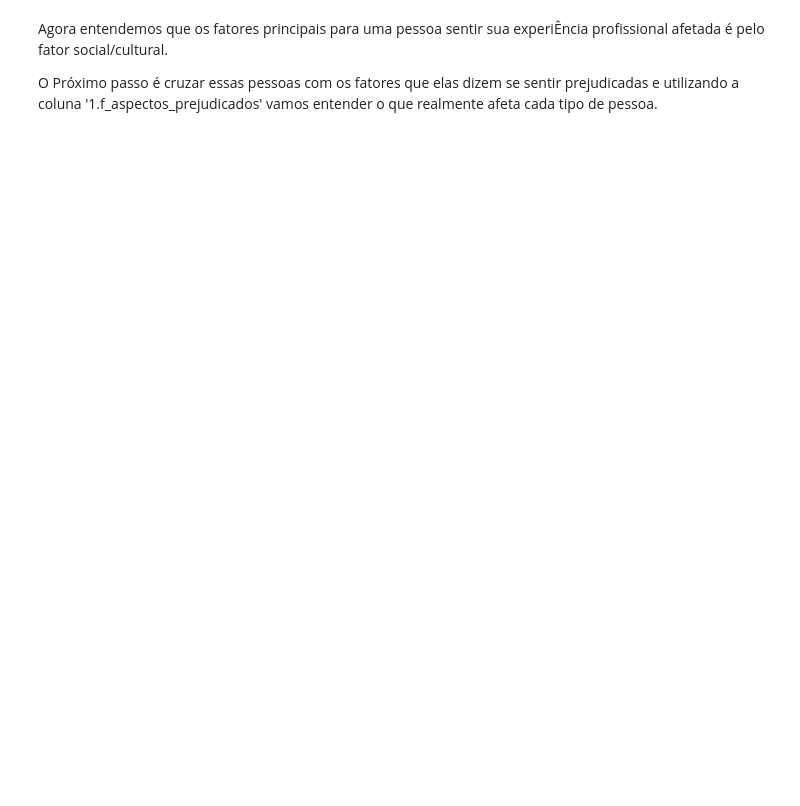
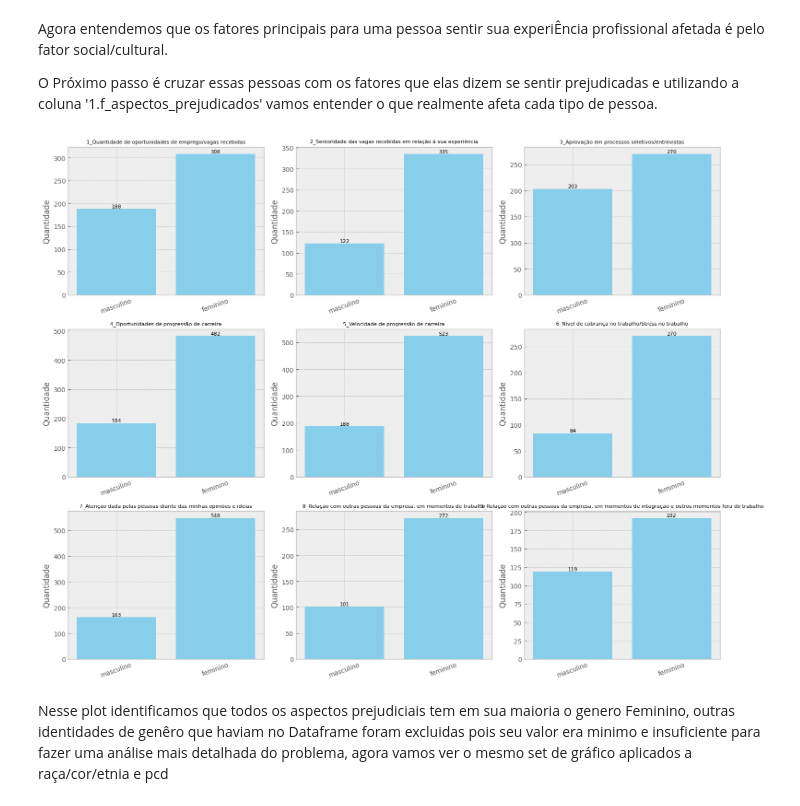
Before and after one commit to rodriguesgui/DC-Data-Glow-Up, a Jupyter notebook: src/main.ipynb, the cells around one changed output. Drawn from its saved outputs; the diff is of its cells as text; code cells hidden in the pictures; blank space fills up the shorter version.

```diff
--- a/src/main.ipynb
+++ b/src/main.ipynb
@@ -692,0 +715,38 @@ O Próximo passo é cruzar essas pessoas com os fatores que elas dizem se sentir
+# %%
+
+
+# Colunas dummies da 1.f
+colunas_1f_dummies = [col for col in df.columns if col.startswith('1.f.') and col != '1.f.10_não_respondeu']
+generos = df['1.b_genero'].dropna().unique()
+
+n = len(colunas_1f_dummies)
+cols = 3  # 3 por linha
+rows = (n + cols - 1) // cols  # arredonda pra cima
+
+fig, axes = plt.subplots(rows, cols, figsize=(cols * 5, rows * 4))
+axes = axes.flatten()  # facilita o acesso aos subplots
+
+for i, coluna in enumerate(colunas_1f_dummies):
+    valores = [df[df['1.b_genero'] == genero][coluna].sum() for genero in generos]
+    nome_aspecto = coluna.replace('1.f.', '')
+
+    ax = axes[i]
+    ax.bar(generos, valores, color='skyblue')
+    ax.set_title(nome_aspecto, fontsize=8)
+    ax.set_ylabel('Quantidade')
+    ax.set_xticklabels(generos, rotation=20)
+
+    # Rótulos nas barras
+    for j, v in enumerate(valores):
+        ax.text(j, v + 0.5, str(int(v)), ha='center', va='bottom', fontsize=8)
+
+# Remove eixos extras, se sobrar espaço
+for j in range(i+1, len(axes)):
+    fig.delaxes(axes[j])
+
+plt.tight_layout()
+plt.show()
+# %% [output]
+[figure, added]
+# %% [markdown]
+Nesse plot identificamos que todos os aspectos prejudiciais tem em sua maioria o genero Feminino, outras identidades de genêro que haviam no Dataframe foram excluidas pois seu valor era minimo e insuficiente para fazer uma análise mais detalhada do problema, agora vamos ver o mesmo set de gráfico aplicados a raça/cor/etnia e pcd
```
Also changed, not shown: parts of 17 cells of this notebook.
